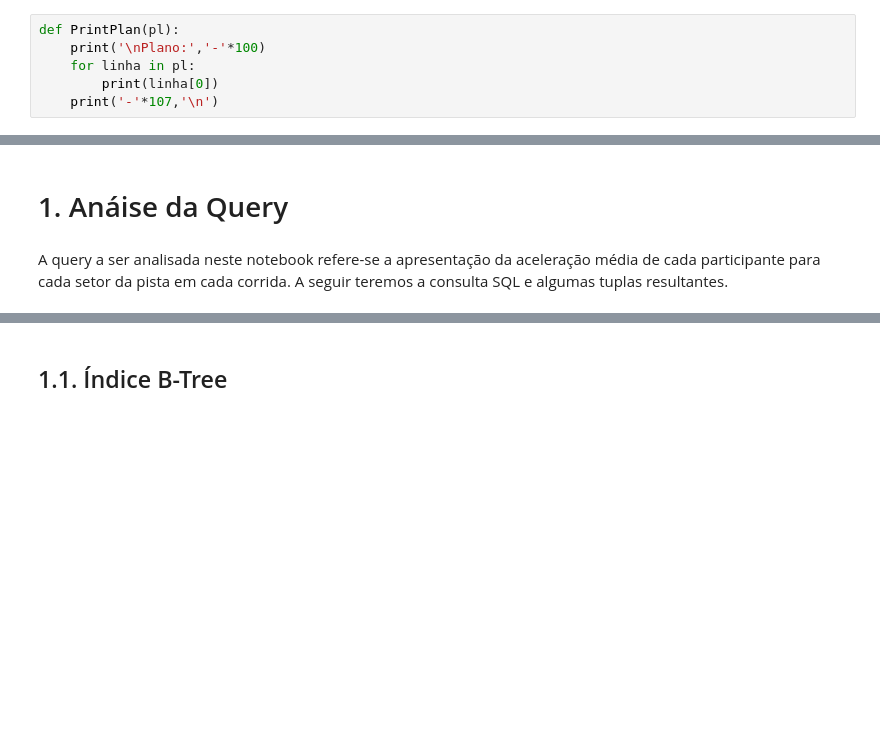
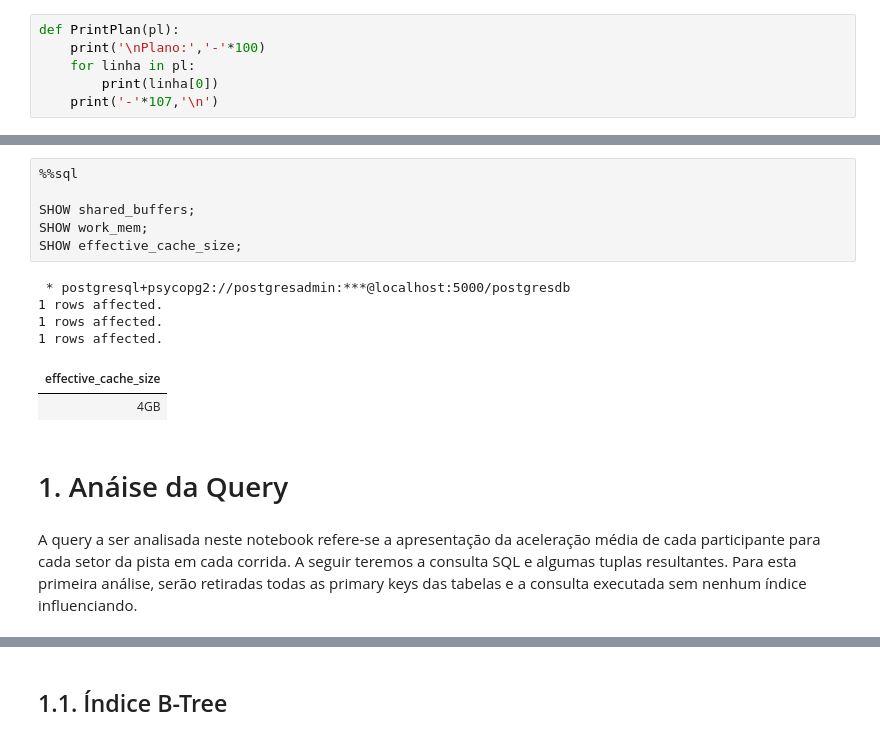
Before and after one commit to Sasseronj/SCC0243-SGBD, a Jupyter notebook: notebooks/analysis_second_query.ipynb, the cells around one changed output, grey strips where cells are left out. Saved outputs shown, nothing was run; the diff lists cells and outputs as text; blank space fills up the shorter version.

```diff
--- a/notebooks/analysis_second_query.ipynb
+++ b/notebooks/analysis_second_query.ipynb
@@ -58,4 +139,17 @@ def PrintPlan(pl):
+# %%
+%%sql
+
+SHOW shared_buffers;
+SHOW work_mem;
+SHOW effective_cache_size;
+# %% [output]
+ * postgresql+psycopg2://postgresadmin:***@localhost:5000/postgresdb
+1 rows affected.
+1 rows affected.
+1 rows affected.
+| effective_cache_size |
+| 4GB |
 # %% [markdown]
 # 1. Anáise da Query
 # %% [markdown]
-A query a ser analisada neste notebook refere-se a apresentação da aceleração média de cada participante para cada setor da pista em cada corrida. A seguir teremos a consulta SQL e algumas tuplas resultantes.
+A query a ser analisada neste notebook refere-se a apresentação da aceleração média de cada participante para cada setor da pista em cada corrida. A seguir teremos a consulta SQL e algumas tuplas resultantes. Para esta primeira análise, serão retiradas todas as primary keys das tabelas e a consulta executada sem nenhum índice influenciando.
```
Also changed, not shown: parts of 37 cells of this notebook, 3 other files.
